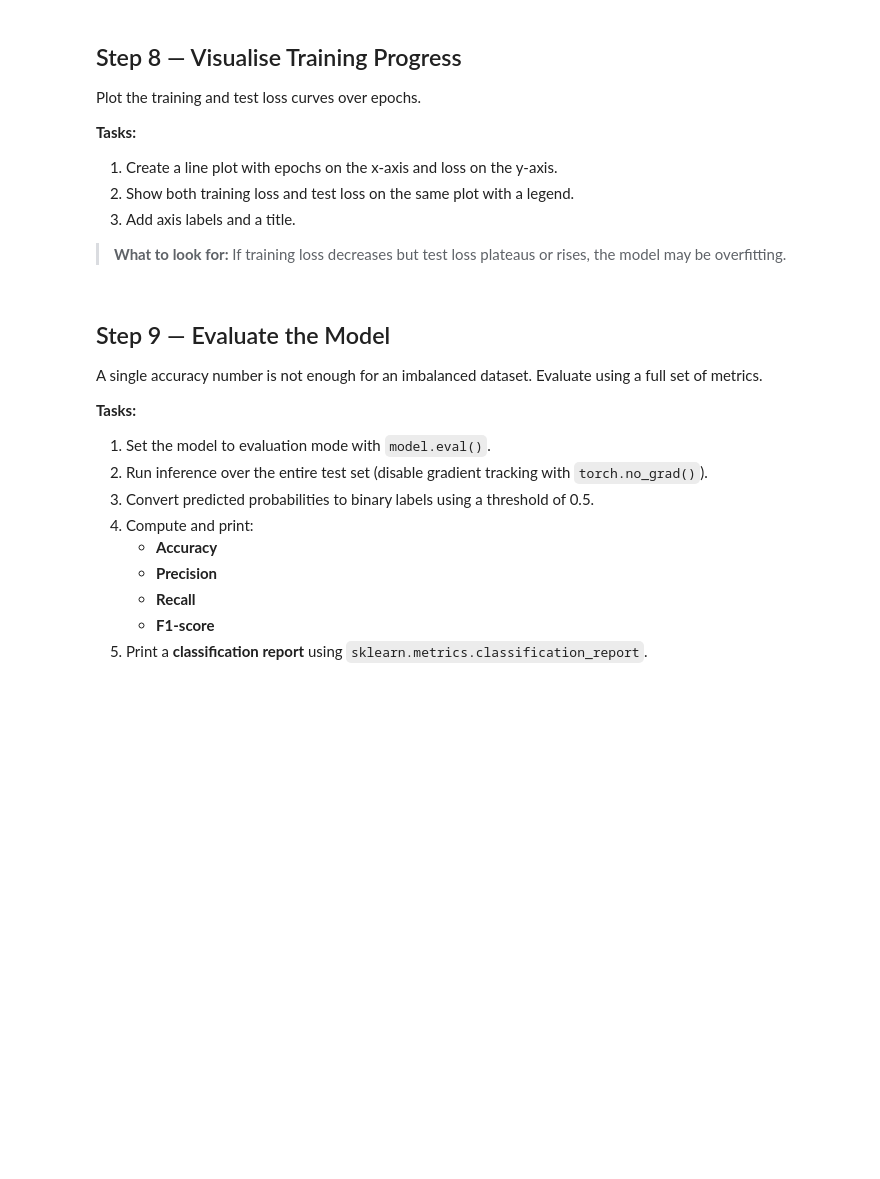
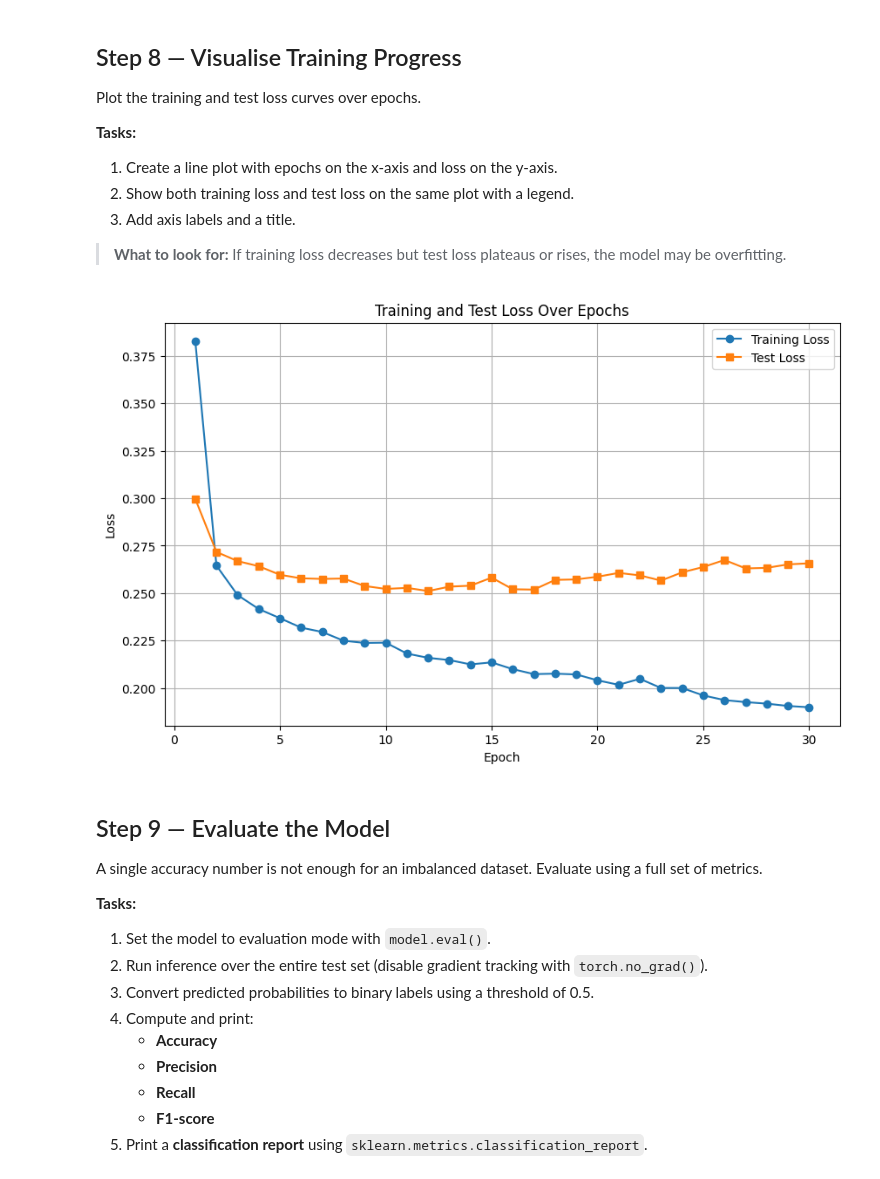
Before and after one commit to ugisrutinsRSU/RSU_Colab, a Jupyter notebook: 03_Simple_Neural_Network_Exercise.ipynb, the cells around one changed output. Saved outputs shown, nothing was run; the diff lists cells and outputs as text; code cells hidden in the pictures; blank space fills up the shorter version.

Commit message:
Complete neural network exercise code

```diff
--- a/03_Simple_Neural_Network_Exercise.ipynb
+++ b/03_Simple_Neural_Network_Exercise.ipynb
@@ -108,0 +194,14 @@ PyTorch models consume data through `DataLoader` objects, which handle batching
+# %%
+X_train_tensor = torch.FloatTensor(X_train)
+X_test_tensor = torch.FloatTensor(X_test)
+y_train_tensor = torch.FloatTensor(y_train).reshape(-1, 1)
+y_test_tensor = torch.FloatTensor(y_test).reshape(-1, 1)
+
+train_dataset = TensorDataset(X_train_tensor, y_train_tensor)
+test_dataset = TensorDataset(X_test_tensor, y_test_tensor)
+
+train_loader = DataLoader(train_dataset, batch_size=64, shuffle=True)
+test_loader = DataLoader(test_dataset, batch_size=64, shuffle=False)
+
+print(f"Number of batches in training set: {len(train_loader)}")
+print(f"Number of batches in test set: {len(test_loader)}")
@@ -126,0 +227,18 @@ Build a feedforward neural network by subclassing `torch.nn.Module`.
+# %%
+class CustomerClassifier(nn.Module):
+    def __init__(self, input_size):
+        super(CustomerClassifier, self).__init__()
+        self.network = nn.Sequential(
+            nn.Linear(input_size, 64),
+            nn.ReLU(),
+            nn.Linear(64, 32),
+            nn.ReLU(),
+            nn.Linear(32, 1),
+            nn.Sigmoid()
+        )
+
+    def forward(self, x):
+        return self.network(x)
+
+model = CustomerClassifier(input_size=X_train.shape[1])
+print(model)
@@ -139,3 +266,6 @@ For binary classification with a sigmoid output, the standard choice is **Binary
+# %%
+criterion = nn.BCELoss()
+optimizer = optim.Adam(model.parameters(), lr=0.001)
 # %% [markdown]
 ## Step 7 — Write the Training Loop
 
@@ -172,3 +342,15 @@ Plot the training and test loss curves over epochs.
+# %%
+plt.figure(figsize=(10, 6))
+plt.plot(range(1, num_epochs + 1), train_losses, label='Training Loss', marker='o')
+plt.plot(range(1, num_epochs + 1), test_losses, label='Test Loss', marker='s')
+plt.xlabel('Epoch')
+plt.ylabel('Loss')
+plt.title('Training and Test Loss Over Epochs')
+plt.legend()
+plt.grid(True)
+plt.show()
+# %% [output]
+[figure, added]
 # %% [markdown]
 ## Step 9 — Evaluate the Model
 
```
Also changed, not shown: parts of 20 cells of this notebook.
